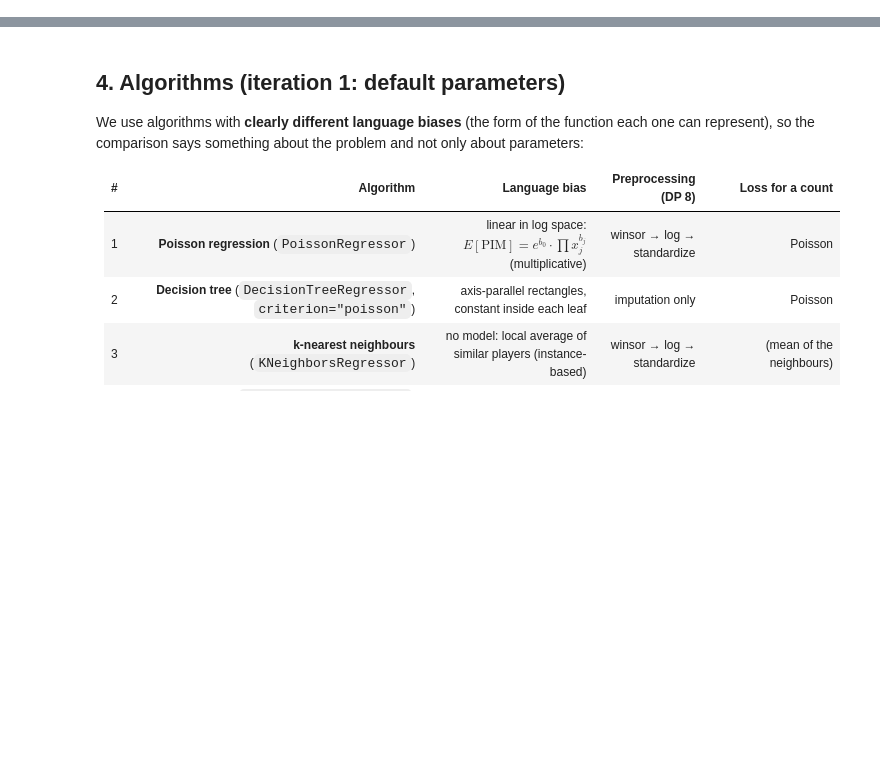
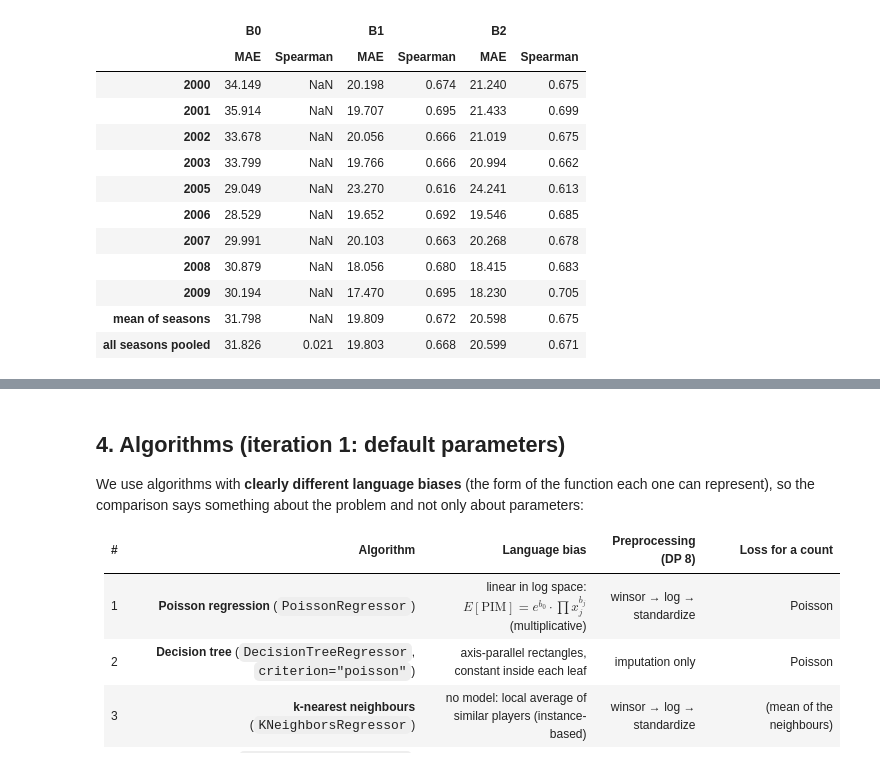
Before and after one commit to LuisBento2005/AC_DataMining, a Jupyter notebook: notebooks/04c_modelling_pim.ipynb, the cells around one changed output, grey strips where cells are left out. Saved outputs shown, nothing was run; the diff lists cells and outputs as text; code cells hidden in the pictures; blank space fills up the shorter version.

Commit message:
Introduced the data and performance measures

```diff
--- a/notebooks/04_modelling_pim.ipynb
+++ b/notebooks/04c_modelling_pim.ipynb
@@ -57,0 +79,14 @@ Fourth phase of **CRISP-DM (Modelling)** for requirement **(c)**: predict how ma
+# %%
+skaters = pd.read_csv("../data/processed/dataset_pim_pruned.csv")
+with open("../data/processed/pim_feature_metadata.json", encoding="utf-8") as f:
+    meta = json.load(f)
+
+features = meta["kept_features"]
+log_cols = list(meta["log_replaces"].values())
+eval_years = meta["eval_years"]
+
+print(f"Rows and columns: {skaters.shape}")
+print(f"Features ({len(features)}): {features}")
+print(f"Log columns: {log_cols}")
+print(f"Test seasons: {eval_years}")
+print(f"Features missing from the table: {set(features) - set(skaters.columns)}")
@@ -69,3 +110,59 @@ A model is only useful if it beats what the user could do **without** data minin
 **What to do:** compute the three baselines and their metrics (section 3), per season and in total. Check that B1 gives the values of BU section 2. If not, find the reason (e.g. different players included) before going on.
 
 **What to discuss:** B1 is the **suitable** baseline because it is what the users already do. B0 only shows that the model learns something. B2 shows whether ML adds anything beyond a simple formula a domain expert could write.
+# %%
+# Columns needed by the baselines that DP section 7 removed from the pruned file
+full = pd.read_csv("../data/processed/dataset_pim_full.csv", usecols=["year", "playerID", "pim_prev", "played_prev"])
+skaters = skaters.merge(full, on=["year", "playerID"], how="left", validate="one_to_one")
+
+
+def player_group(df):
+    """rookie (no NHL season before), returning (played before, but not in t-1), veteran (played t-1)."""
+    return pd.Series(np.select([df["is_rookie"] == 1, df["is_returning"] == 1], ["rookie", "returning"], "veteran"),
+                     index=df.index)
+
+
+def baselines(train, test):
+    """B0, B1 and B2 for the test season, using only the training seasons.
+
+    Players without the history a baseline needs (rookies, and returning players, who have no t-1)
+    get the median PIM of their group in the training seasons.
+    """
+    fallback = player_group(test).map(train.groupby(player_group(train))["target_pim"].median())
+    return pd.DataFrame({
+        "B0": train["target_pim"].mean(),
+        "B1": test["pim_prev"].fillna(fallback),
+        "B2": (test["career_pim_pg_before"] * test["gp_prev"]).fillna(fallback),
+    }, index=test.index)
+
+
+# Walk-forward: train on year < t, predict year == t
+rows = []
+for t in eval_years:
+    train, test = skaters[skaters["year"] < t], skaters[skaters["year"] == t]
+    rows.append(test[["year", "playerID", "target_pim", "is_rookie", "is_returning"]].join(baselines(train, test)))
+base_pred = pd.concat(rows, ignore_index=True)
+base_pred["group"] = player_group(base_pred)
+BASELINES = ["B0", "B1", "B2"]
+
+
+def mae_spearman(d, cols=BASELINES):
+    """MAE and Spearman of each prediction column (Spearman is undefined for a constant prediction)."""
+    out = {}
+    for c in cols:
+        out[(c, "MAE")] = (d[c] - d["target_pim"]).abs().mean()
+        out[(c, "Spearman")] = spearmanr(d[c], d["target_pim"]).statistic if d[c].nunique() > 1 else np.nan
+    return pd.Series(out)
+
+
+per_season = pd.DataFrame({t: mae_spearman(d) for t, d in base_pred.groupby("year")}).T
+per_season.loc["mean of seasons"] = per_season.mean()
+per_season.loc["all seasons pooled"] = mae_spearman(base_pred)
+print("Baselines per test season:")
+display(per_season.round(3))
+
+print("Baselines per player group (all seasons pooled):")
+by_group = pd.DataFrame({g: mae_spearman(d) for g, d in base_pred.groupby("group")}).T
+by_group["n"] = base_pred["group"].value_counts()
+display(by_group.round(3))
+# %% [output]
@@ -71,0 +170,13 @@ A model is only useful if it beats what the user could do **without** data minin
+|  | B0 |  | B1 |  | B2 |  |
+|  | MAE | Spearman | MAE | Spearman | MAE | Spearman |
+| 2000 | 34.149 | NaN | 20.198 | 0.674 | 21.240 | 0.675 |
+| 2001 | 35.914 | NaN | 19.707 | 0.695 | 21.433 | 0.699 |
+| 2002 | 33.678 | NaN | 20.056 | 0.666 | 21.019 | 0.675 |
+| 2003 | 33.799 | NaN | 19.766 | 0.666 | 20.994 | 0.662 |
+| 2005 | 29.049 | NaN | 23.270 | 0.616 | 24.241 | 0.613 |
+| 2006 | 28.529 | NaN | 19.652 | 0.692 | 19.546 | 0.685 |
+| 2007 | 29.991 | NaN | 20.103 | 0.663 | 20.268 | 0.678 |
+| 2008 | 30.879 | NaN | 18.056 | 0.680 | 18.415 | 0.683 |
+| 2009 | 30.194 | NaN | 17.470 | 0.695 | 18.230 | 0.705 |
+| mean of seasons | 31.798 | NaN | 19.809 | 0.672 | 20.598 | 0.675 |
+| all seasons pooled | 31.826 | 0.021 | 19.803 | 0.668 | 20.599 | 0.671 |
```
Also changed, not shown: parts of 15 cells of this notebook.
